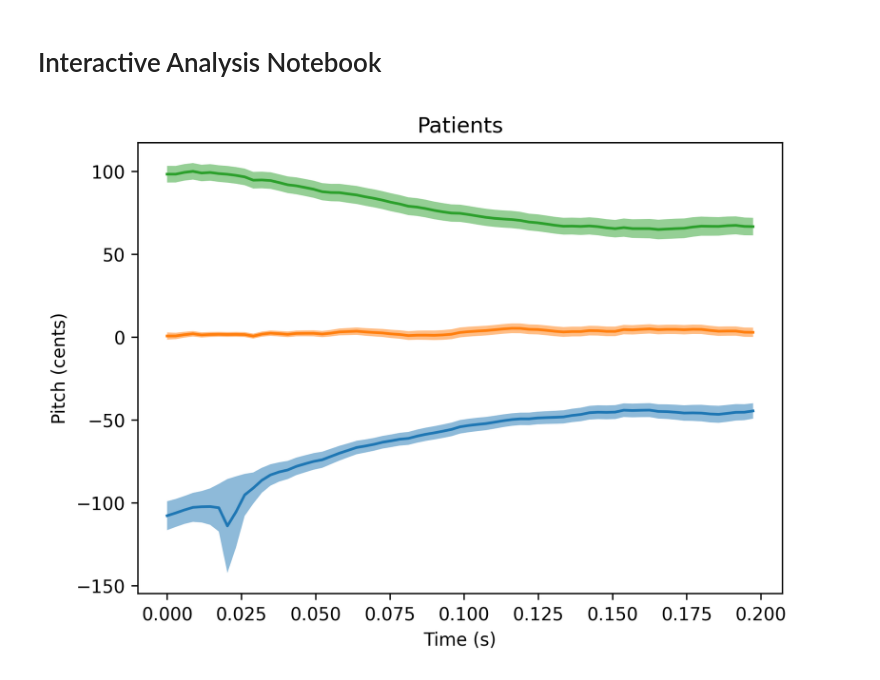
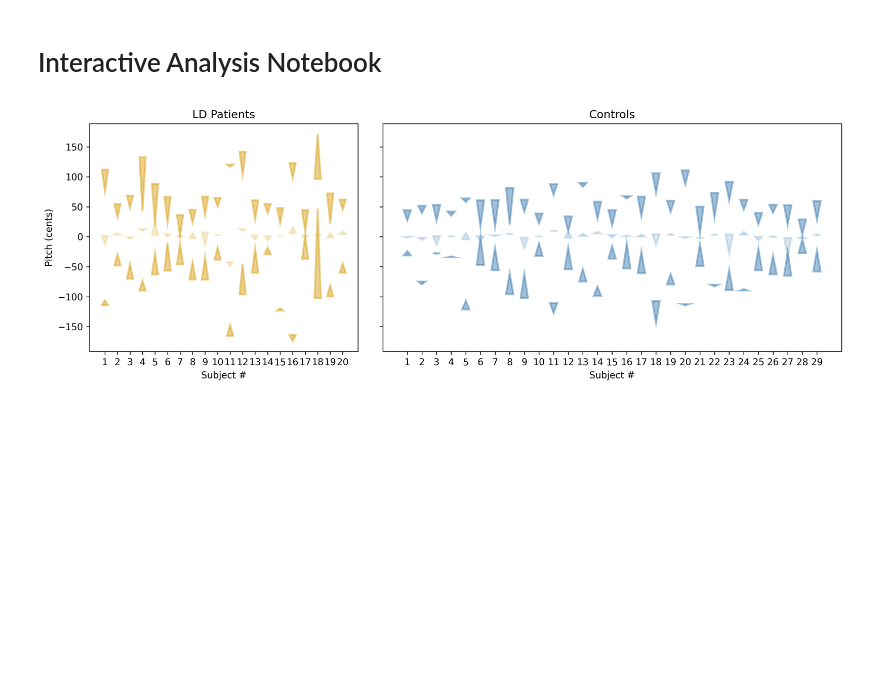
Before and after one commit to SpeechNeuroscienceLab/centering-audio, a Jupyter notebook: interactive_analysis.ipynb, the cells around one changed output. Saved outputs shown, nothing was run; the diff lists cells and outputs as text; code cells hidden in the pictures; blank space fills up the shorter version.

Commit message:
Modified definition of centering

```diff
--- a/interactive_analysis.ipynb
+++ b/interactive_analysis.ipynb
@@ -13,7 +13,7 @@ import figure
 from subject_analysis import Dataset, Cohort, Subject
 import compute_ld_centering
 # %%
-RESEARCH_DIR = Path("")
+RESEARCH_DIR = Path("/Users/anantajit/Documents/UCSF")
 COHORT = \
     "LD/FullDataset"
 SOURCE_FILE = \
@@ -63,22 +63,39 @@ trimming_pipeline = [
 # %%
 ld = Dataset(str(INPUT_PATH / SOURCE_FILE), SOURCE_STRUCT)
 demographics = pd.read_csv(DEMOGRAPHICS_PATH)
 
 if FORCE_ANALYSIS or not (Path(CACHE_PATH) / "centering_data.csv").is_file():
     compute_ld_centering.gen_centering_csv(dataset=ld, OUTPUT_PATH=OUTPUT_PATH, CACHE_PATH=CACHE_PATH)
 
 if FORCE_ANALYSIS or not (Path(CACHE_PATH / "trimmed_dataset.csv").is_file()
                           and Path(CACHE_PATH / "peripheral_dataset.csv").is_file()):
     compute_ld_centering.gen_centering_analysis(demographics=demographics, CACHE_PATH=CACHE_PATH)
 
-fig = plt.figure(figsize=(5, 3.5), dpi=DPI)
-fig.add_axes((0, 0, 1, 1))
-ld_controls = ld.cohorts["Patients"].subjects
-figure.group_average_pitch_track(ld_controls, fig, plot_settings, title="Patients")
-
 # TODO: move plotting code into more accessible cells here
 # compute_ld_centering.gen_group_figures(dataset=ld, CACHE_PATH=CACHE_PATH, OUTPUT_PATH=OUTPUT_PATH, plot_settings=plot_settings, DPI=DPI)
+# compute_ld_centering.gen_subject_figures(dataset=ld, CACHE_PATH=CACHE_PATH, OUTPUT_PATH=OUTPUT_PATH, plot_settings=plot_settings, DPI=DPI)
 
-# compute_ld_centering.gen_subject_figures(dataset=ld, CACHE_PATH=CACHE_PATH, OUTPUT_PATH=OUTPUT_PATH, plot_settings=plot_settings, DPI=DPI)
+
+ld = pd.read_csv(CACHE_PATH / "trimmed_dataset.csv")
+
+# for each group name, store the proportion of the rows which correspond to that group
+group_proportions = ld["Group Name"].value_counts(normalize=True)
+
+fig, axes = plt.subplots(1, 2, figsize=(12, 4), dpi=DPI, sharey=True,
+                         gridspec_kw={"width_ratios": 1 - group_proportions})
+fig.tight_layout()
+figure.group_arrow_distribution(
+    ld,
+    fig,
+    {
+        "colormap": {
+            "LD Patients": "goldenrod",
+            "Controls": "steelblue"
+        }
+    },
+    ("LD Patients", "Controls"),
+)
+
+plt.savefig(OUTPUT_PATH / "group_arrow_distribution.png", dpi=DPI)
 # %% [output]
-[figure, old version]
+[figure, new version]
```
Also changed, not shown: 1 other file.
